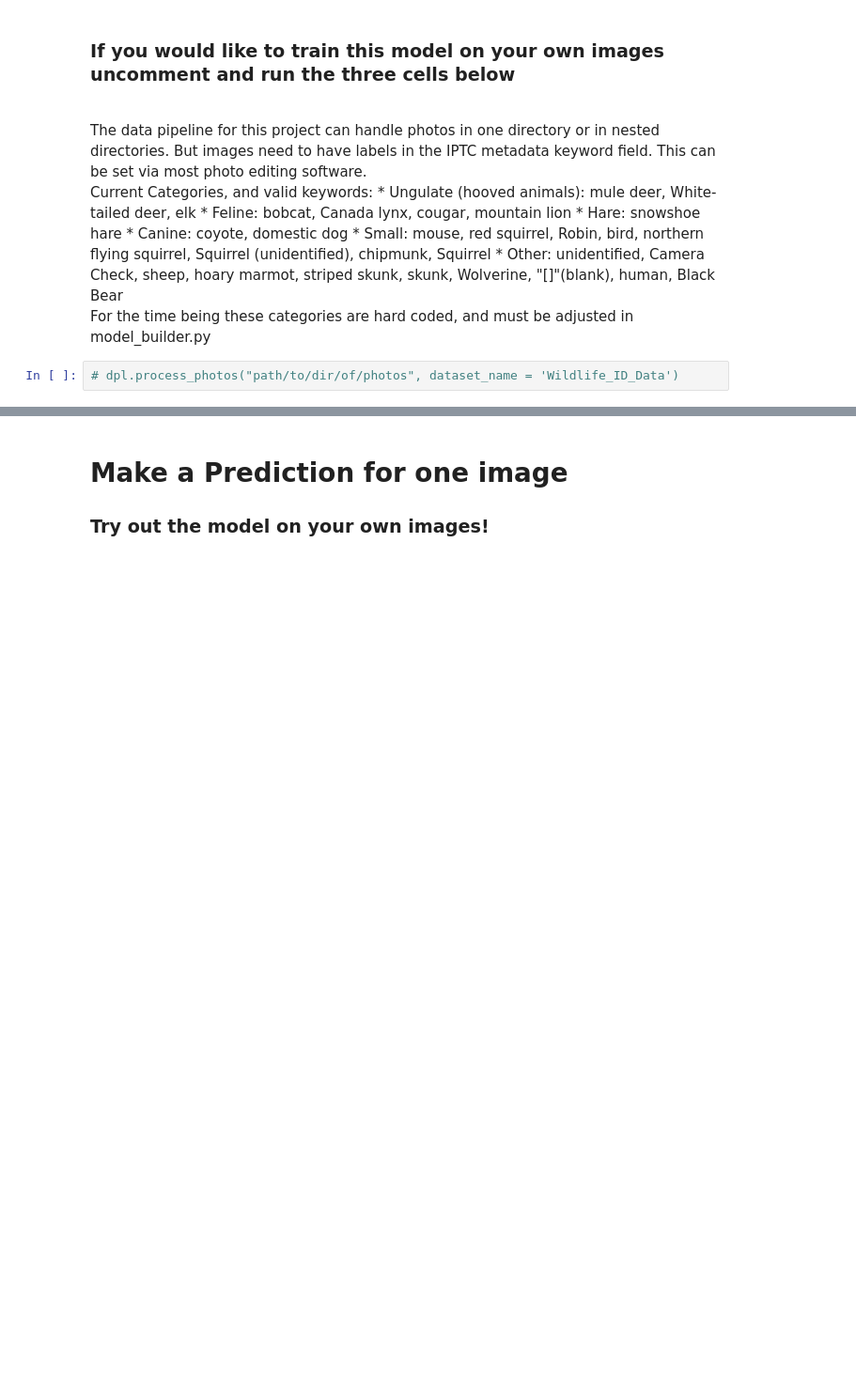
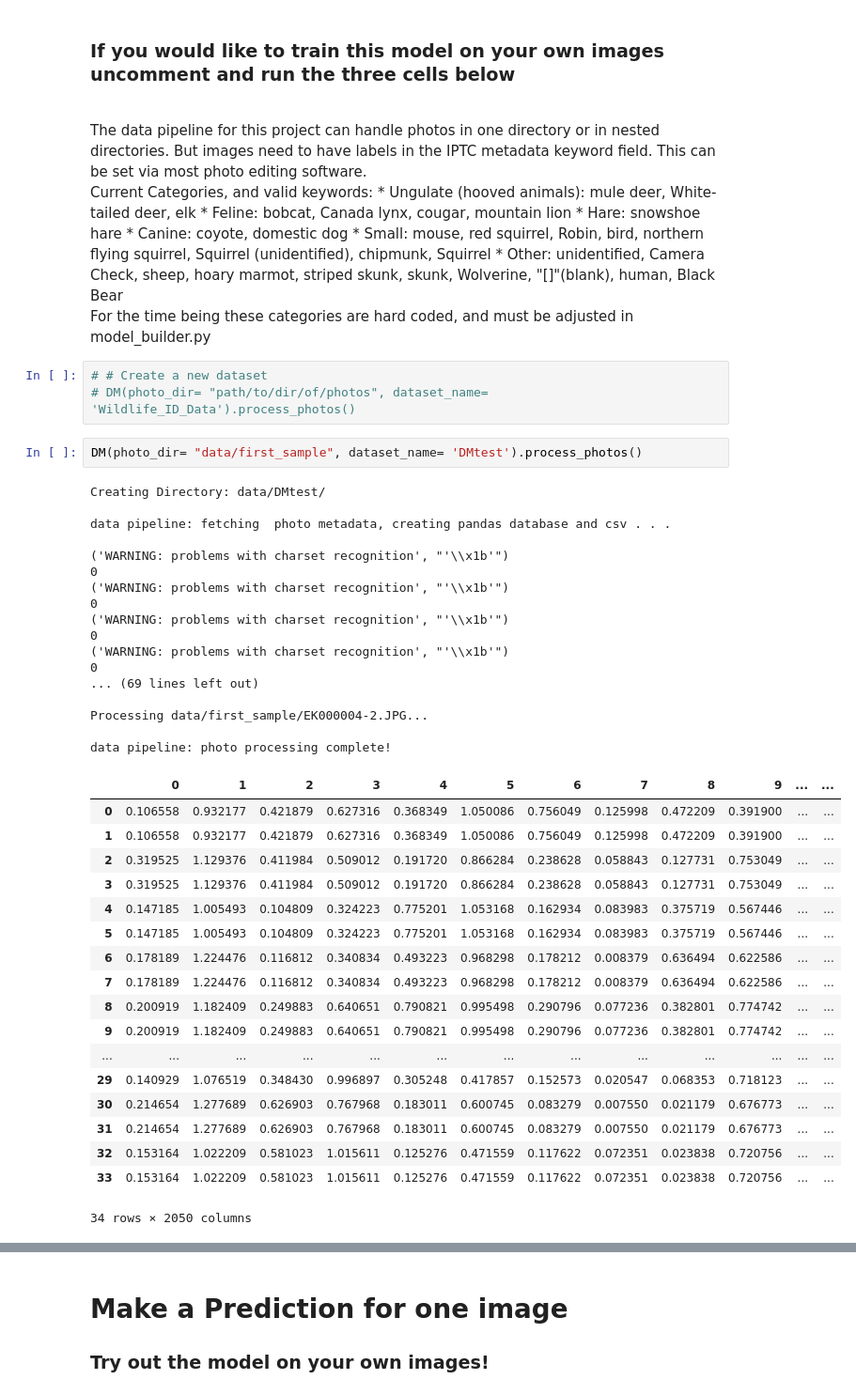
Before and after one commit to coradek/CNW_Wildlife_Identification, a Jupyter notebook: MakePredictions.ipynb, the cells around one changed output, grey strips where cells are left out. Shown at 94% size. Cells and saved outputs as stored; diff of their text form; blank space fills up the shorter version.

```diff
--- a/MakePredictions.ipynb
+++ b/MakePredictions.ipynb
@@ -24,5 +24,44 @@ Current Categories, and valid keywords:
 <br>
 For the time being these categories are hard coded, and must be adjusted in model_builder.py
 # %%
-# dpl.process_photos("path/to/dir/of/photos", dataset_name = 'Wildlife_ID_Data')
+# # Create a new dataset
+# DM(photo_dir= "path/to/dir/of/photos", dataset_name= 'Wildlife_ID_Data').process_photos()
+# %%
+DM(photo_dir= "data/first_sample", dataset_name= 'DMtest').process_photos()
+# %% [output]
+Creating Directory: data/DMtest/
+
+data pipeline: fetching  photo metadata, creating pandas database and csv . . .
+
+('WARNING: problems with charset recognition', "'\\x1b'")
+0
+('WARNING: problems with charset recognition', "'\\x1b'")
+0
+('WARNING: problems with charset recognition', "'\\x1b'")
+0
+('WARNING: problems with charset recognition', "'\\x1b'")
+0
+... (69 lines left out)
+
+Processing data/first_sample/EK000004-2.JPG...
+
+data pipeline: photo processing complete!
+|  | 0 | 1 | 2 | 3 | 4 | 5 | 6 | 7 | 8 | 9 | ... | ... |
+| 0 | 0.106558 | 0.932177 | 0.421879 | 0.627316 | 0.368349 | 1.050086 | 0.756049 | 0.125998 | 0.472209 | 0.391900 | ... | ... |
+| 1 | 0.106558 | 0.932177 | 0.421879 | 0.627316 | 0.368349 | 1.050086 | 0.756049 | 0.125998 | 0.472209 | 0.391900 | ... | ... |
+| 2 | 0.319525 | 1.129376 | 0.411984 | 0.509012 | 0.191720 | 0.866284 | 0.238628 | 0.058843 | 0.127731 | 0.753049 | ... | ... |
+| 3 | 0.319525 | 1.129376 | 0.411984 | 0.509012 | 0.191720 | 0.866284 | 0.238628 | 0.058843 | 0.127731 | 0.753049 | ... | ... |
+| 4 | 0.147185 | 1.005493 | 0.104809 | 0.324223 | 0.775201 | 1.053168 | 0.162934 | 0.083983 | 0.375719 | 0.567446 | ... | ... |
+| 5 | 0.147185 | 1.005493 | 0.104809 | 0.324223 | 0.775201 | 1.053168 | 0.162934 | 0.083983 | 0.375719 | 0.567446 | ... | ... |
+| 6 | 0.178189 | 1.224476 | 0.116812 | 0.340834 | 0.493223 | 0.968298 | 0.178212 | 0.008379 | 0.636494 | 0.622586 | ... | ... |
+| 7 | 0.178189 | 1.224476 | 0.116812 | 0.340834 | 0.493223 | 0.968298 | 0.178212 | 0.008379 | 0.636494 | 0.622586 | ... | ... |
+| 8 | 0.200919 | 1.182409 | 0.249883 | 0.640651 | 0.790821 | 0.995498 | 0.290796 | 0.077236 | 0.382801 | 0.774742 | ... | ... |
+| 9 | 0.200919 | 1.182409 | 0.249883 | 0.640651 | 0.790821 | 0.995498 | 0.290796 | 0.077236 | 0.382801 | 0.774742 | ... | ... |
+| ... | ... | ... | ... | ... | ... | ... | ... | ... | ... | ... | ... | ... |
+| 29 | 0.140929 | 1.076519 | 0.348430 | 0.996897 | 0.305248 | 0.417857 | 0.152573 | 0.020547 | 0.068353 | 0.718123 | ... | ... |
+| 30 | 0.214654 | 1.277689 | 0.626903 | 0.767968 | 0.183011 | 0.600745 | 0.083279 | 0.007550 | 0.021179 | 0.676773 | ... | ... |
+| 31 | 0.214654 | 1.277689 | 0.626903 | 0.767968 | 0.183011 | 0.600745 | 0.083279 | 0.007550 | 0.021179 | 0.676773 | ... | ... |
+| 32 | 0.153164 | 1.022209 | 0.581023 | 1.015611 | 0.125276 | 0.471559 | 0.117622 | 0.072351 | 0.023838 | 0.720756 | ... | ... |
+| 33 | 0.153164 | 1.022209 | 0.581023 | 1.015611 | 0.125276 | 0.471559 | 0.117622 | 0.072351 | 0.023838 | 0.720756 | ... | ... |
+34 rows × 2050 columns
 # %%
```
Also changed, not shown: parts of 3 cells of this notebook, 3 other files.
